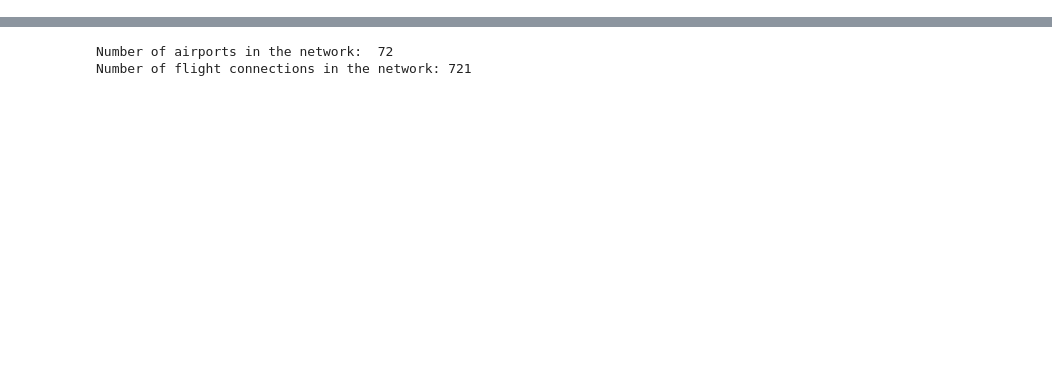
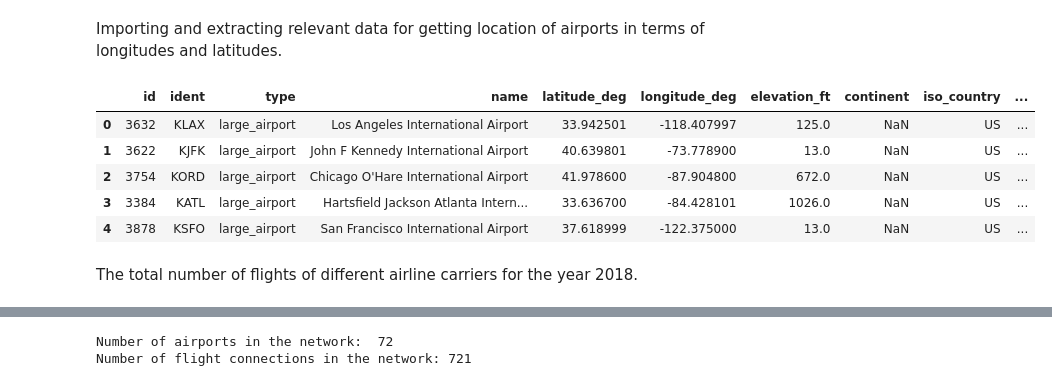
Before and after one commit to sgmark3/Analysis-of-networks-constructed-from-flight-data, a Jupyter notebook: flight_network_analysis_and_vrp.ipynb, the cells around one changed output, grey strips where cells are left out. Drawn from its saved outputs; the diff is of its cells as text; code cells hidden in the pictures; blank space fills up the shorter version.

```diff
--- a/flight_network_analysis_and_vrp.ipynb
+++ b/flight_network_analysis_and_vrp.ipynb
@@ -22,11 +30,21 @@ df = pd.read_csv("Consumer_Airfare_Report__Table_1_-_Top_1_000_Contiguous_State_
 df.drop(columns = ['Geocoded_City1','Geocoded_City2','table_1_flag'], inplace = True)
+# %% [markdown]
+Importing and extracting relevant data for getting location of airports in terms of longitudes and latitudes.
 # %%
-"""
-   Importing and extracting relevant data for getting location of airports in terms of
-   longitudes and latitudes.
-"""
+airports = pd.read_csv(local_path + "/data/list_of_airports_usa.csv")
 
-airports = pd.read_csv("list_of_airports_usa.csv")
-airports[airports['type'] == 'large_airport']
-airports.drop(columns = ['id','type','continent','iso_country','scheduled_service','gps_code','iata_code','home_link','wikipedia_link','keywords','score','last_updated'],inplace = True)
+airports[airports['type'] == 'large_airport'].head(5)
+
+airports.drop(columns = ['id','type','continent','iso_country','scheduled_service',\
+                         'gps_code','iata_code','home_link','wikipedia_link','keywords',\
+                         'score','last_updated'],inplace = True)
+# %% [output]
+|  | id | ident | type | name | latitude_deg | longitude_deg | elevation_ft | continent | iso_country | ... |
+| 0 | 3632 | KLAX | large_airport | Los Angeles International Airport | 33.942501 | -118.407997 | 125.0 | NaN | US | ... |
+| 1 | 3622 | KJFK | large_airport | John F Kennedy International Airport | 40.639801 | -73.778900 | 13.0 | NaN | US | ... |
+| 2 | 3754 | KORD | large_airport | Chicago O'Hare International Airport | 41.978600 | -87.904800 | 672.0 | NaN | US | ... |
+| 3 | 3384 | KATL | large_airport | Hartsfield Jackson Atlanta Intern... | 33.636700 | -84.428101 | 1026.0 | NaN | US | ... |
+| 4 | 3878 | KSFO | large_airport | San Francisco International Airport | 37.618999 | -122.375000 | 13.0 | NaN | US | ... |
+# %% [markdown]
+The total number of flights of different airline carriers for the year 2018.
 # %%
```
Also changed, not shown: parts of 44 cells of this notebook, 13 other files.
